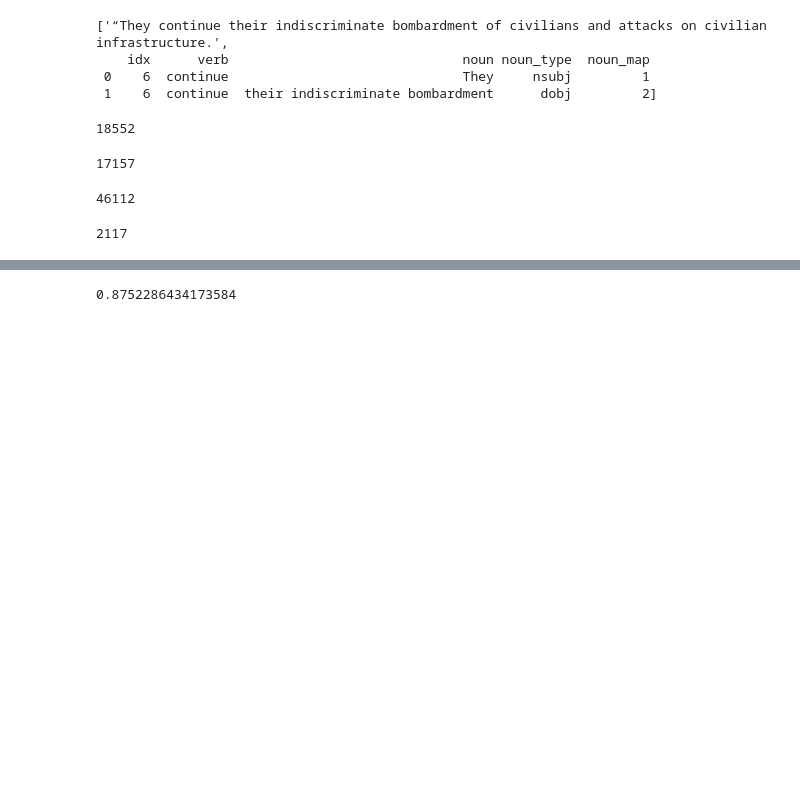
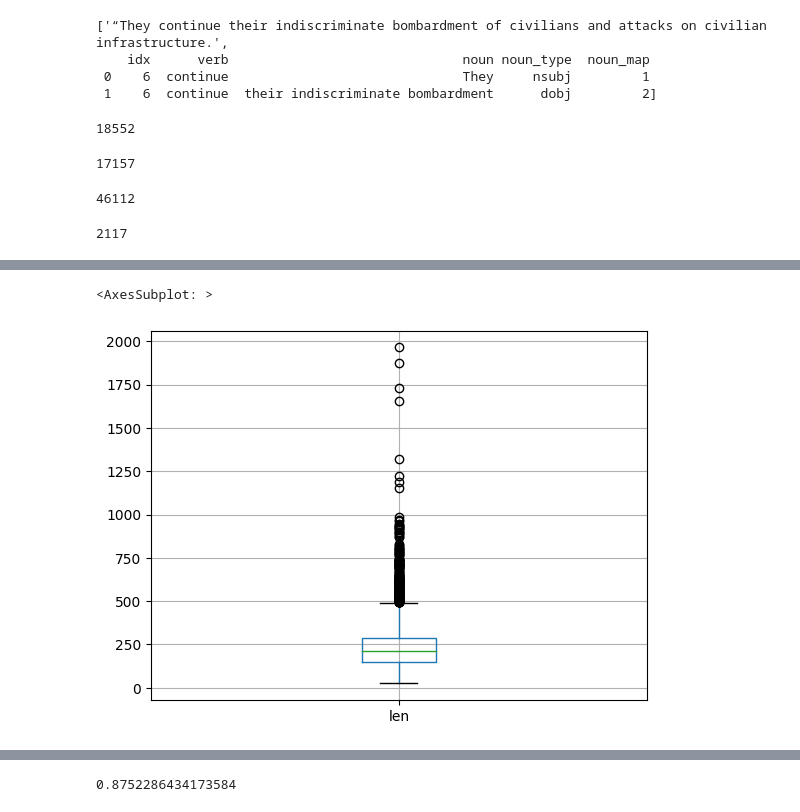
Before and after one commit to valentinwerner1/Thesis_RelationExtraction_PoliticsNews, a Jupyter notebook: soft_data/test_2.ipynb, the cells around one changed output, grey strips where cells are left out. Drawn from its saved outputs; the diff is of its cells as text; code cells hidden in the pictures; blank space fills up the shorter version.

```diff
--- a/soft_data/test_2.ipynb
+++ b/soft_data/test_2.ipynb
@@ -299,11 +299,11 @@ def merge_trip(df):
             if df.noun_type.iloc[i] != df.noun_type.iloc[i+1]:
                 return [df.iloc[0].noun, df.iloc[0].verb, df.iloc[1].noun]
 # %%
-pico_path = r"C:/Users/svawe/Thesis_RelationExtraction_PoliticsNews/soft_data/src/add_labels/dictionaries/PETR.Internal.Coding.Ontology.txt"
-verb_path = r"C:/Users/svawe/Thesis_RelationExtraction_PoliticsNews/soft_data/src/add_labels/dictionaries/newdict.txt"
+pico_path = "src/add_labels/dictionaries/PETR.Internal.Coding.Ontology.txt"
+verb_path = "src/add_labels/dictionaries/newdict.txt"
 # %%
 nlp = spacy.load('en_core_web_lg')
-read = read_lines("data/out_data/articles_url_coref2.csv.xml.out")
+read = read_lines("data/out_data/articles_url_coref3.csv.xml.out")
 # %%
 verb_dict, spec_dict, spec_code = verb_code_dict(pico_path, verb_path)
 # %% [output]
@@ -842,3 +843,6 @@ huh = pd.DataFrame(triples, columns = ["text", "subj", "obj", "label"])
 huh.text.nunique()
 # %% [output]
 2117
+# %%
+df = pd.read_csv("data/out_data/articles_url_coref3.csv.done.csv", index_col = 0)
+df.text.nunique()
@@ -844,0 +867,8 @@ huh.text.nunique()
+# %%
+df["len"] = df.text.apply(lambda x: len(x))
+# %%
+import matplotlib.pyplot as plt
+df.boxplot("len")
+# %% [output]
+<AxesSubplot: >
+[figure, added]
```
Also changed, not shown: parts of 25 cells of this notebook, 5 other files.
